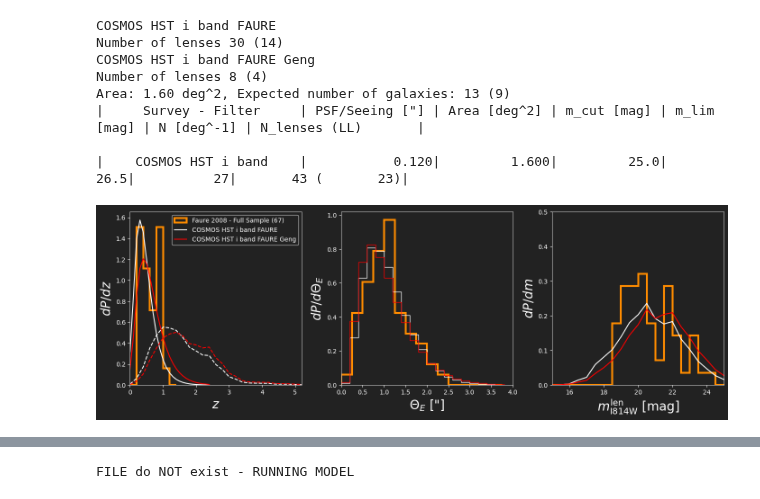
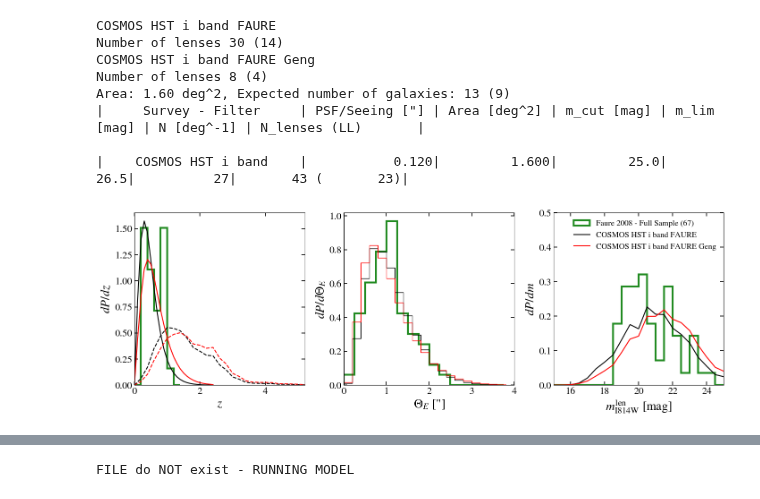
Before and after one commit to Ferr013/GALESS, a Jupyter notebook: examples/paper_figures.ipynb, the cells around one changed output, grey strips where cells are left out. Saved outputs shown, nothing was run; the diff lists cells and outputs as text; code cells hidden in the pictures.

```diff
--- a/examples/paper_figures.ipynb
+++ b/examples/paper_figures.ipynb
@@ -250,41 +97,0 @@ COSMOS Web F115W test mag 28.76 27.76
-# %%
-for title in ['EUCLID Wide VIS']: #'COSMOS Web F115W', 'LSST i band'
-     survey_params = utils.read_survey_params(title, VERBOSE = 0)
-     limit    = survey_params['limit']
-     cut      = survey_params['cut']
-     area     = survey_params['area']
-     seeing   = survey_params['seeing']
-     exp_time_sec = survey_params['exp_time_sec']
-     zero_point_m = survey_params['zero_point_m']
-     sky_bckgnd_m = survey_params['sky_bckgnd_m']
-     photo_band   = survey_params['photo_band']
-
-     try:
-          # raise (ValueError)
-          matrix_LL, Theta_E_LL, prob_LL, matrix_noLL, Theta_E_noLL, prob_noLL = utils.load_pickled_files(title)
-     except ValueError:
-          print('FILE do NOT exist - RUNNING MODEL')
-          matrix_noLL, Theta_E_noLL, prob_noLL = ls.calculate_num_lenses_and_prob(
-                                                                      sigma_array, zl_array, zs_array, M_array, limit, area,
-                                                                      seeing, min_SNR, exp_time_sec, sky_bckgnd_m, zero_point_m,
-                                                                      photo_band = photo_band, mag_cut=cut, arc_mu_threshold = arc_mu_thr,
-                                                                      LENS_LIGHT_FLAG = False, SIE_FLAG = True)
-          matrix_LL, Theta_E_LL, prob_LL = ls.calculate_num_lenses_and_prob(
-                                                                      sigma_array, zl_array, zs_array, M_array, limit, area,
-                                                                      seeing, min_SNR, exp_time_sec, sky_bckgnd_m, zero_point_m,
-                                                                      photo_band = photo_band, mag_cut=cut, arc_mu_threshold = arc_mu_thr,
-                                                                      LENS_LIGHT_FLAG = True, SIE_FLAG = True)
-          utils.save_pickled_files(title,  matrix_LL, Theta_E_LL, prob_LL, matrix_noLL, Theta_E_noLL, prob_noLL)
-     utils.print_summary_surveys([title])
-     lens_plot.set_plt_param(PLOT_FOR_KEYNOTE = ___PLOT_FOR_KEYNOTE___)
-
-     lens_plot.plot_ALL_distributions(title, zl_array, zs_array, sigma_array,
-                                   Theta_E_LL, matrix_LL, Theta_E_noLL, matrix_noLL,
-                                   PLOT_FOR_KEYNOTE = ___PLOT_FOR_KEYNOTE___, SMOOTH = 1, SAVE = 0)
-     # fig, ax = plt.subplots(2, 2, figsize=(11, 10), sharex=False, sharey=False)
-     # plt.subplots_adjust(wspace=.15, hspace=.2)
-     # lens_plot.plot_z_sigma_distributions(fig, ax, title, zl_array, zs_array, sigma_array,
-     #                               Theta_E_LL, matrix_LL, Theta_E_noLL, matrix_noLL,
-     #                               PLOT_FOR_KEYNOTE = ___PLOT_FOR_KEYNOTE___, CONTOUR = 0,
-     #                               LOG = 0, SMOOTH = 1, SAVE = 1)
-     # plt.show()
@@ -322,35 +124,35 @@ for title in ['COSMOS HST i band FAURE', 'COSMOS HST i band FAURE Geng']:
         print(title)
         print(f'Number of lenses {int(np.sum(matrix_noLL[:][:][2:11]))} ({int(np.sum(matrix_LL[:][:][2:11]))})')
     except ValueError:
         print('FILE do NOT exist - RUNNING MODEL')
         matrix_noLL, Theta_E_noLL, prob_noLL = ls.calculate_num_lenses_and_prob(
                                                                     sg_array_Faure, zl_array, zs_array, M_array, limit, area,
                                                                     seeing, min_SNR, exp_time_sec, sky_bckgnd_m, zero_point_m,
                                                                     photo_band = photo_band, mag_cut=cut, arc_mu_threshold = arc_mu_thr,
                                                                     Phi_vel_disp = ls.Phi_vel_disp_Geng, LENS_LIGHT_FLAG = False, SIE_FLAG = True)
         print('FILE do NOT exist - RUNNING MODEL LL')
         matrix_LL, Theta_E_LL, prob_LL = ls.calculate_num_lenses_and_prob(
                                                                     sg_array_Faure, zl_array, zs_array, M_array, limit, area,
                                                                     seeing, min_SNR, exp_time_sec, sky_bckgnd_m, zero_point_m,
                                                                     photo_band = photo_band, mag_cut=cut, arc_mu_threshold = arc_mu_thr,
                                                                     Phi_vel_disp = ls.Phi_vel_disp_Geng, LENS_LIGHT_FLAG = True, SIE_FLAG = False)
 
         utils.save_pickled_files(title,  matrix_LL, Theta_E_LL, prob_LL, matrix_noLL, Theta_E_noLL, prob_noLL)
 
 print(f'Area: {area:.2f} deg^2, Expected number of galaxies: {np.sum(matrix_noLL):.0f} ({np.sum(matrix_LL):.0f})')
 utils.print_summary_surveys(['COSMOS HST i band'])
 m_obs = np.linspace(15, 30, 31)
-lens_plot.compare_COSMOS_HST_Faure(zl_array, zs_array, sg_array_Faure, M_array, cut, ONLY_FULL_SAMPLE = 1, LENS_LIGHT = 0, __MAG_OVER_ARCSEC_SQ__ = 0, PLOT_FOR_KEYNOTE = ___PLOT_FOR_KEYNOTE___)
+lens_plot_paper.compare_COSMOS_HST_Faure(zl_array, zs_array, sg_array_Faure, M_array, cut, ONLY_FULL_SAMPLE = 1, LENS_LIGHT = 0, __MAG_OVER_ARCSEC_SQ__ = 0, PLOT_FOR_KEYNOTE = ___PLOT_FOR_KEYNOTE___)
 # %% [output]
 COSMOS HST i band FAURE
 Number of lenses 30 (14)
 COSMOS HST i band FAURE Geng
 Number of lenses 8 (4)
 Area: 1.60 deg^2, Expected number of galaxies: 13 (9)
 |     Survey - Filter     | PSF/Seeing ["] | Area [deg^2] | m_cut [mag] | m_lim [mag] | N [deg^-1] | N_lenses (LL)       |
 
 |    COSMOS HST i band    |           0.120|         1.600|         25.0|         26.5|          27|       43 (       23)|
-[figure, old version]
+[figure, new version]
 # %%
 ### COMPUTING Sonnenfeld SL2S DISTRIBUTION ###
 for title in ['CFHTLS i band', 'CFHTLS i band Geng']:
```
Also changed, not shown: parts of 25 cells of this notebook, 12 other files.
